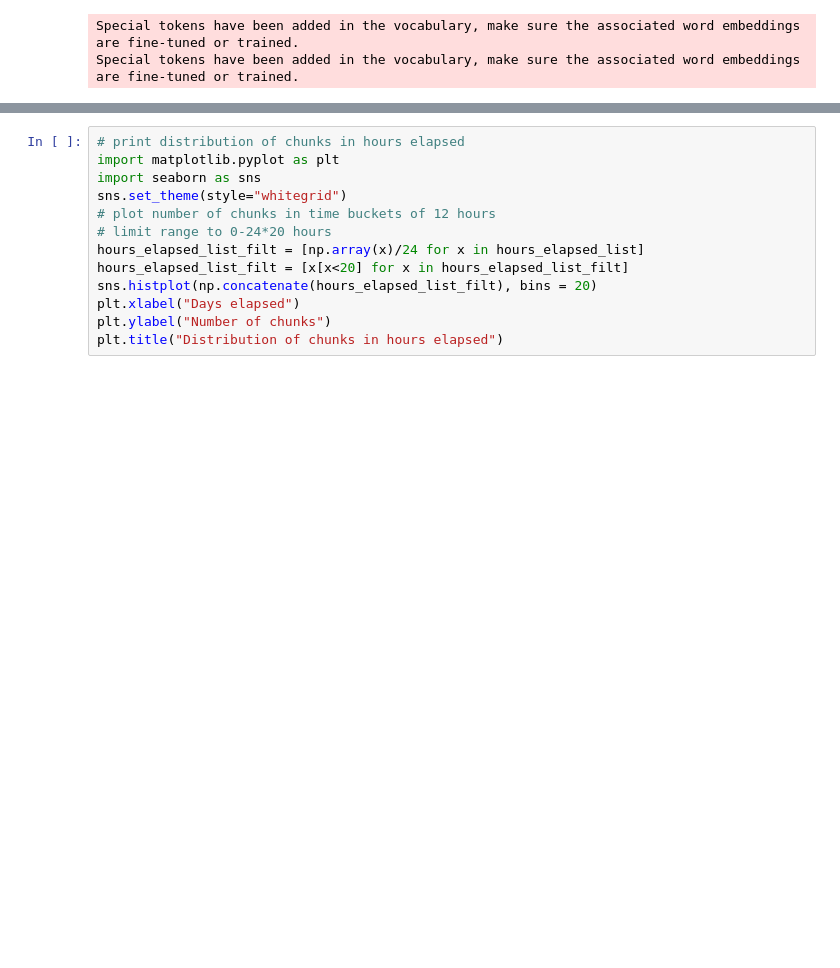
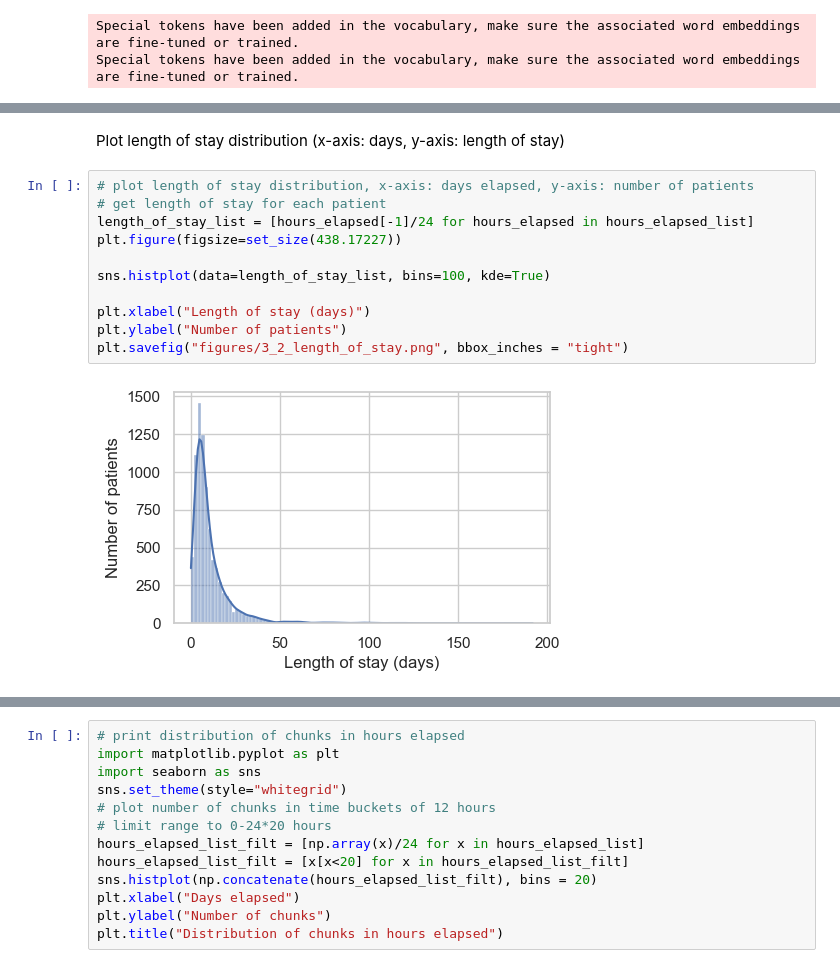
Before and after one commit to mireiahernandez/icd-continuous-prediction, a Jupyter notebook: temporal_data_analysis.ipynb, the cells around one changed output, grey strips where cells are left out. Saved outputs shown, nothing was run; the diff lists cells and outputs as text; blank space fills up the shorter version.

```diff
--- a/temporal_data_analysis.ipynb
+++ b/temporal_data_analysis.ipynb
@@ -145,0 +233,15 @@ for i in tqdm(range(len(validation_set))):
+# %% [markdown]
+Plot length of stay distribution (x-axis: days, y-axis: length of stay)
+# %%
+# plot length of stay distribution, x-axis: days elapsed, y-axis: number of patients
+# get length of stay for each patient
+length_of_stay_list = [hours_elapsed[-1]/24 for hours_elapsed in hours_elapsed_list]
+plt.figure(figsize=set_size(438.17227))
+
+sns.histplot(data=length_of_stay_list, bins=100, kde=True)
+
+plt.xlabel("Length of stay (days)")
+plt.ylabel("Number of patients")
+plt.savefig("figures/3_2_length_of_stay.png", bbox_inches = "tight")
+# %% [output]
+[figure, added]
```
Also changed, not shown: parts of 16 cells of this notebook.
